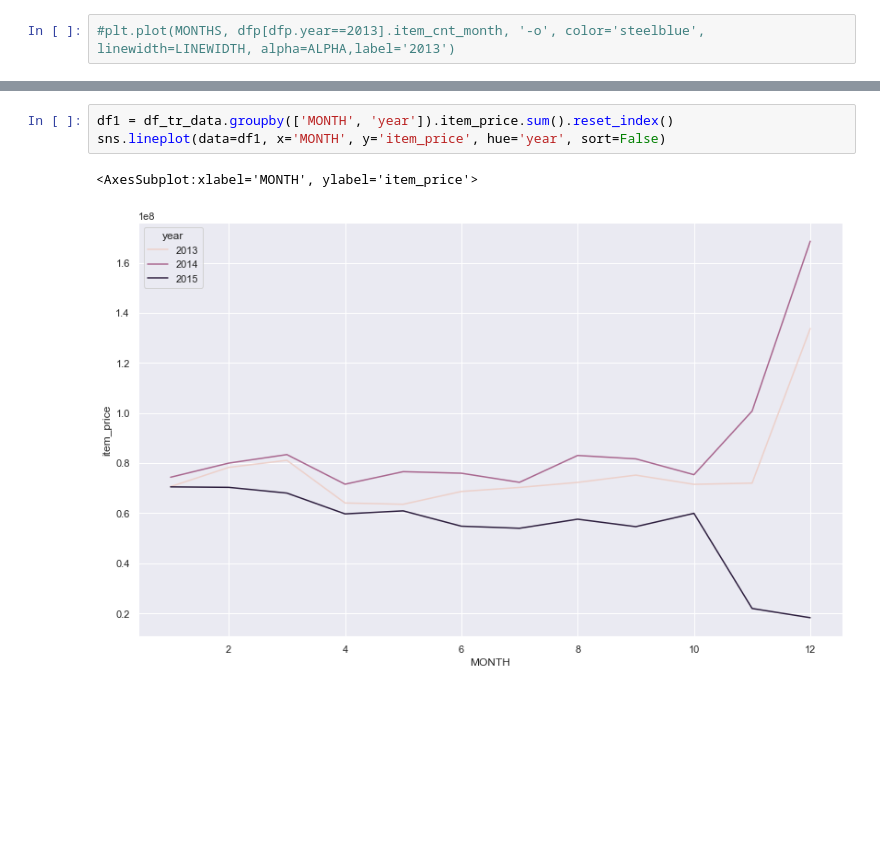
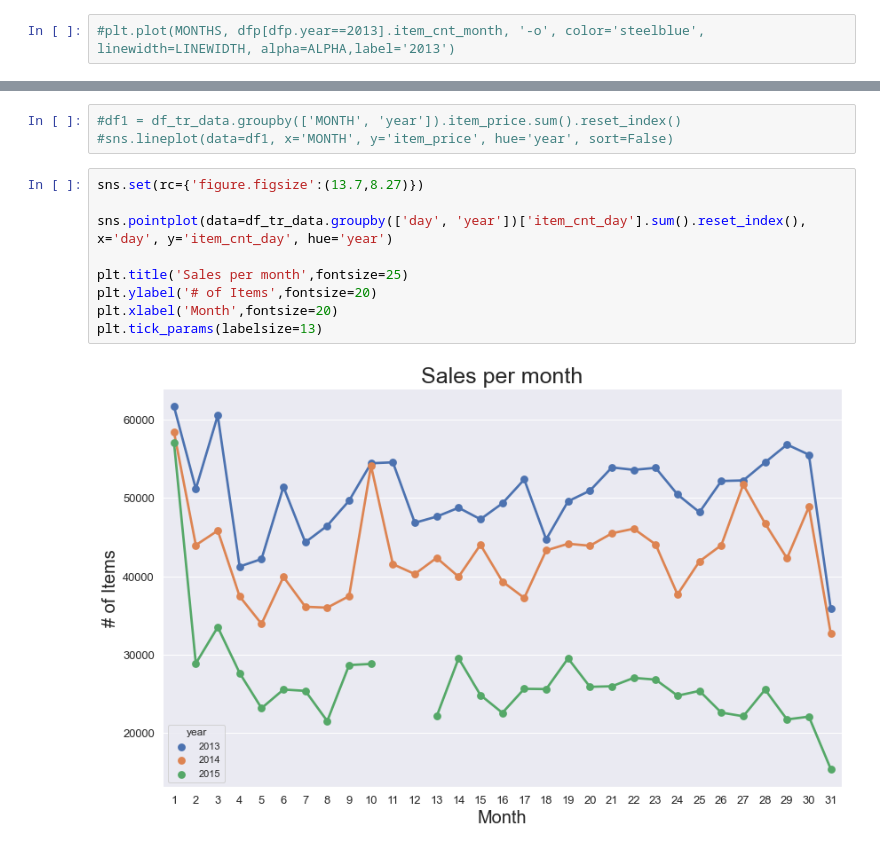
Before and after one commit to SabeehRaza-DS/FutureSales_Project, a Jupyter notebook: sales_prediction.ipynb, the cells around one changed output, grey strips where cells are left out. Cells and saved outputs as stored; diff of their text form; blank space fills up the shorter version.

```diff
--- a/sales_prediction.ipynb
+++ b/sales_prediction.ipynb
@@ -438,6 +437,14 @@ sns.pointplot(data=df_tr_data.groupby(['MONTH', 'year'])['item_cnt_day'].sum().r
 # %%
-df1 = df_tr_data.groupby(['MONTH', 'year']).item_price.sum().reset_index()
-sns.lineplot(data=df1, x='MONTH', y='item_price', hue='year', sort=False)
+#df1 = df_tr_data.groupby(['MONTH', 'year']).item_price.sum().reset_index()
+#sns.lineplot(data=df1, x='MONTH', y='item_price', hue='year', sort=False)
-# %% [output]
-<AxesSubplot:xlabel='MONTH', ylabel='item_price'>
-[figure, removed]
+# %%
+sns.set(rc={'figure.figsize':(13.7,8.27)})
+
+sns.pointplot(data=df_tr_data.groupby(['day', 'year'])['item_cnt_day'].sum().reset_index(), x='day', y='item_cnt_day', hue='year')
+
+plt.title('Sales per month',fontsize=25)
+plt.ylabel('# of Items',fontsize=20)
+plt.xlabel('Month',fontsize=20)
+plt.tick_params(labelsize=13)
+# %% [output]
+[figure, added]
```
Also changed, not shown: parts of 4 cells of this notebook.
